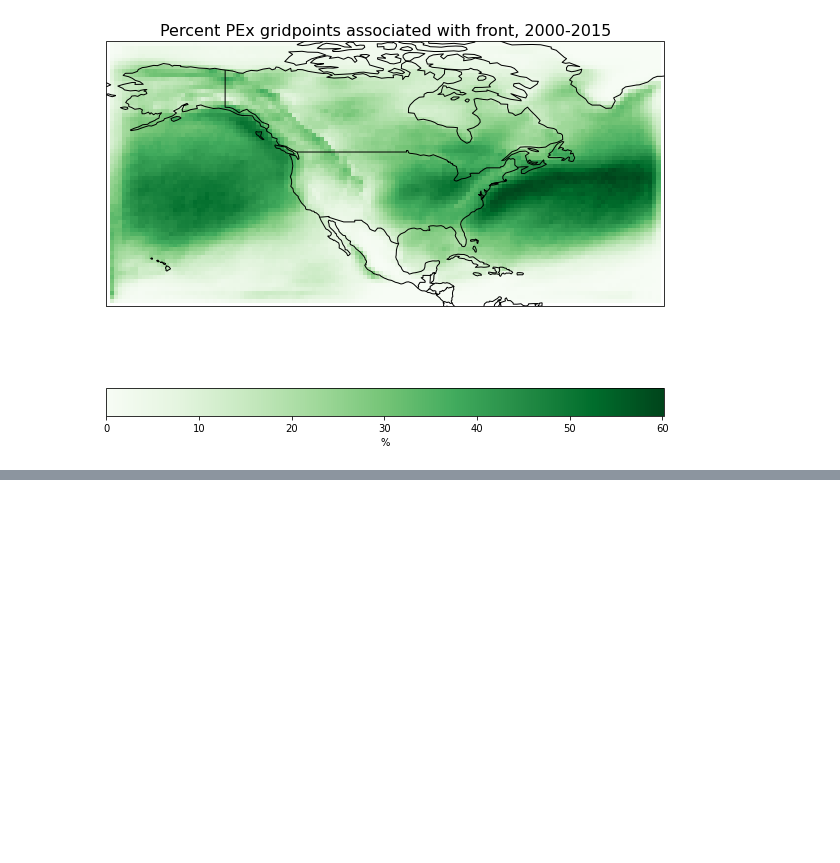
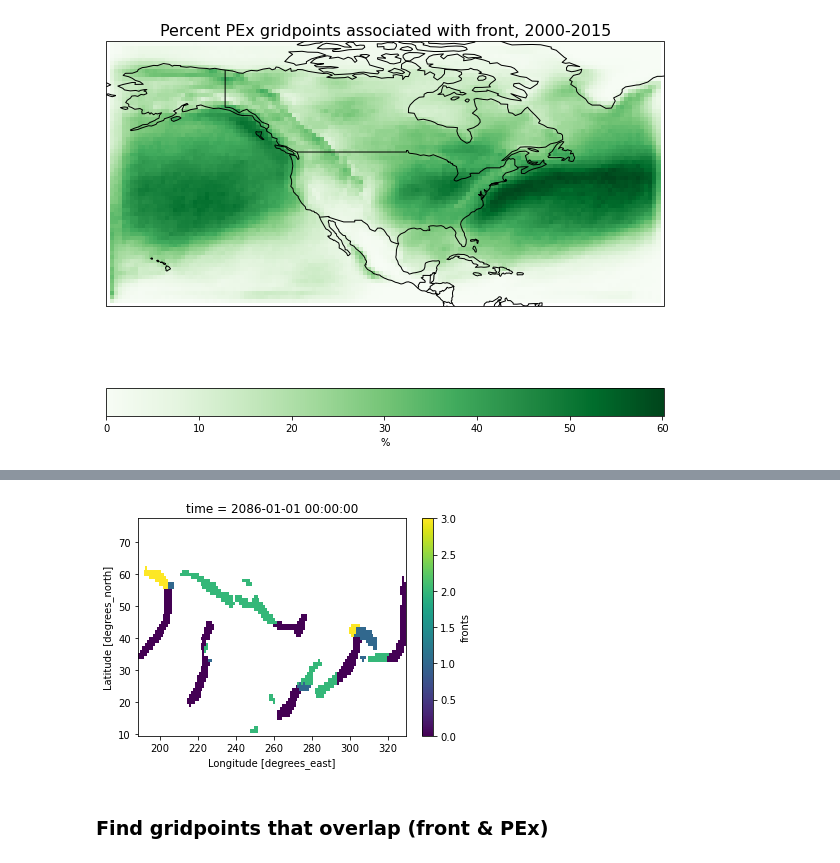
Before and after one commit to katiedagon/ML-extremes, a Jupyter notebook: notebooks/FrontsAnalysis_PEx.ipynb, the cells around one changed output, grey strips where cells are left out. Drawn from its saved outputs; the diff is of its cells as text; code cells hidden in the pictures; blank space fills up the shorter version.

```diff
--- a/notebooks/FrontsAnalysis_PEx.ipynb
+++ b/notebooks/FrontsAnalysis_PEx.ipynb
@@ -792,0 +985,8 @@ Text(0.5, 1.0, 'Percent PEx gridpoints associated with front, 2000-2015')
+# %%
+anyfront_rcp85 = allfronts_rcp85.where(allfronts_rcp85 < 4)
+# %%
+anyfront_rcp85.isel(time=0).plot();
+# %% [output]
+[figure, added]
+# %% [markdown]
+### Find gridpoints that overlap (front & PEx)
```
Also changed, not shown: parts of 57 cells of this notebook, 1 other file.
